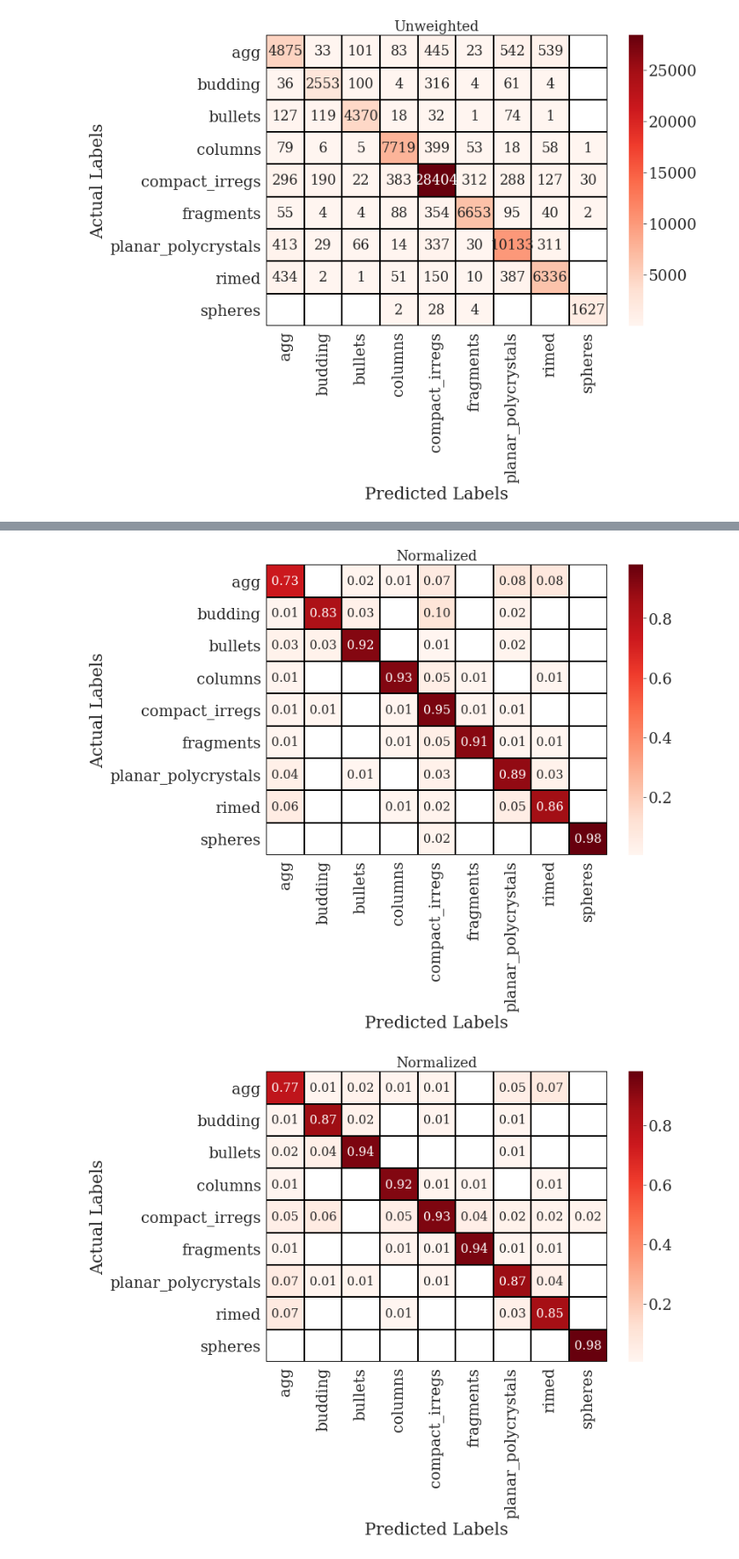
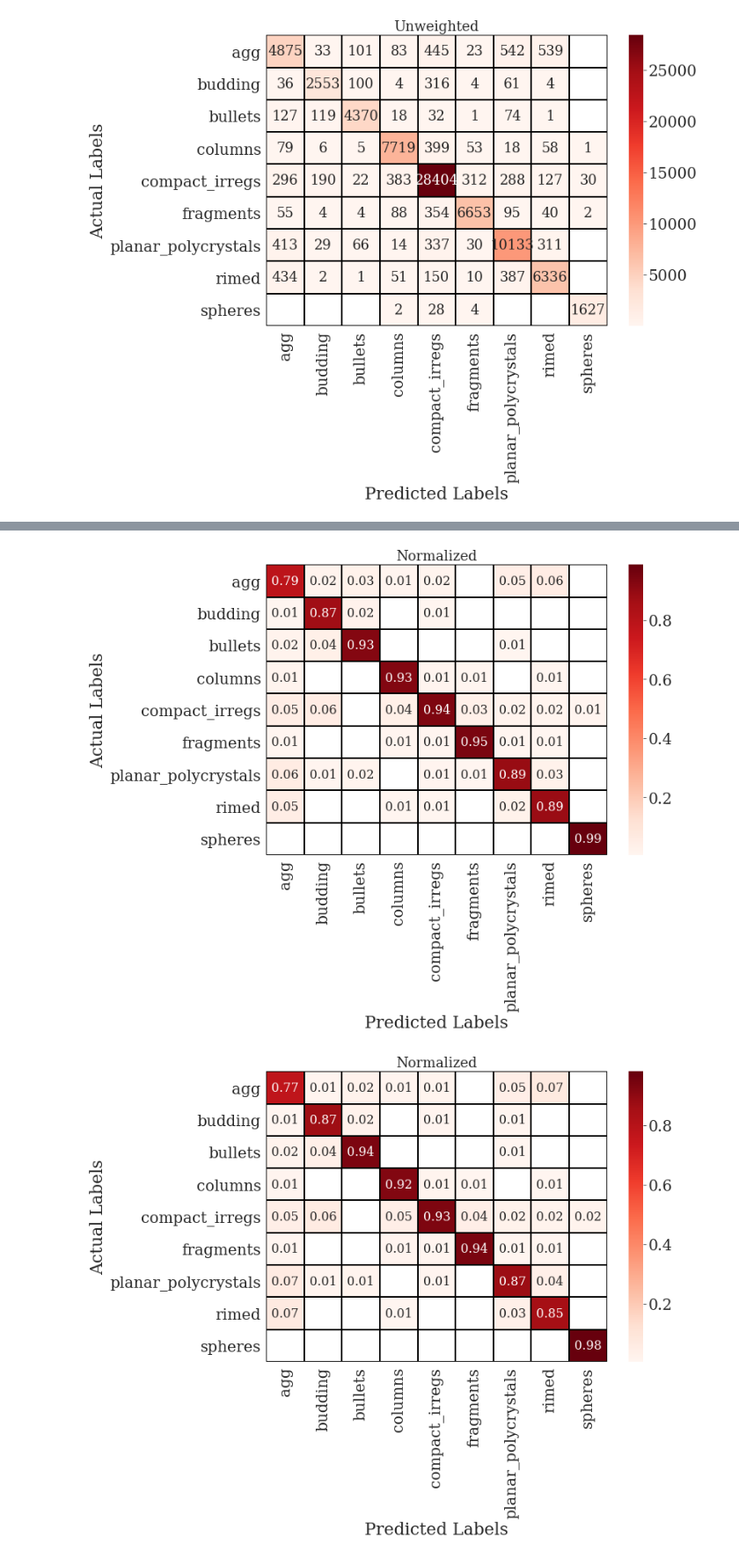
Before and after one commit to vprzybylo/cocpit, a Jupyter notebook: notebooks/make_plots.ipynb, the cells around one changed output, grey strips where cells are left out. Shown: that part at 88% size. Saved outputs shown, nothing was run; the diff lists cells and outputs as text; code cells hidden in the pictures.

```diff
--- a/notebooks/make_plots.ipynb
+++ b/notebooks/make_plots.ipynb
@@ -85,11 +103,11 @@ cocpit.plot_metrics.conf_matrix(
 # %%
 # plot/save normalized conf matrix
 save_name = "/data/data/plots/norm_conf_matrix_allfolds.pdf"
 cocpit.plot_metrics.conf_matrix(
-    all_preds, all_labels, norm=True, save_name=save_name, save_fig=True
+    all_preds, all_labels, save_name=save_name, norm='true', save_fig=True
 )
 # %% [output]
-[figure, old version]
+[figure, new version]
 # %%
 # plot/save normalized conf matrix
 save_name = "/data/data/plots/norm_conf_matrix_allfolds.pdf"
```
Also changed, not shown: parts of 2 cells of this notebook, 7 other files.
